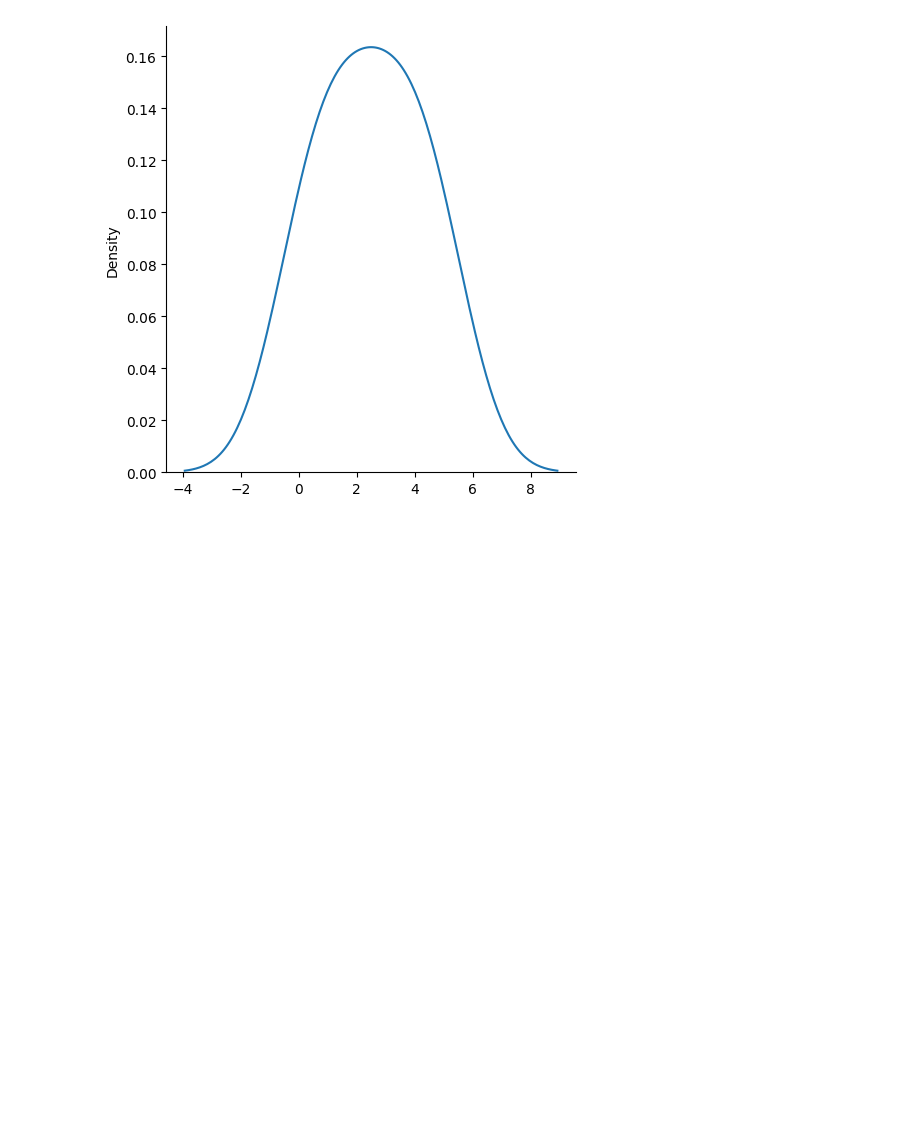
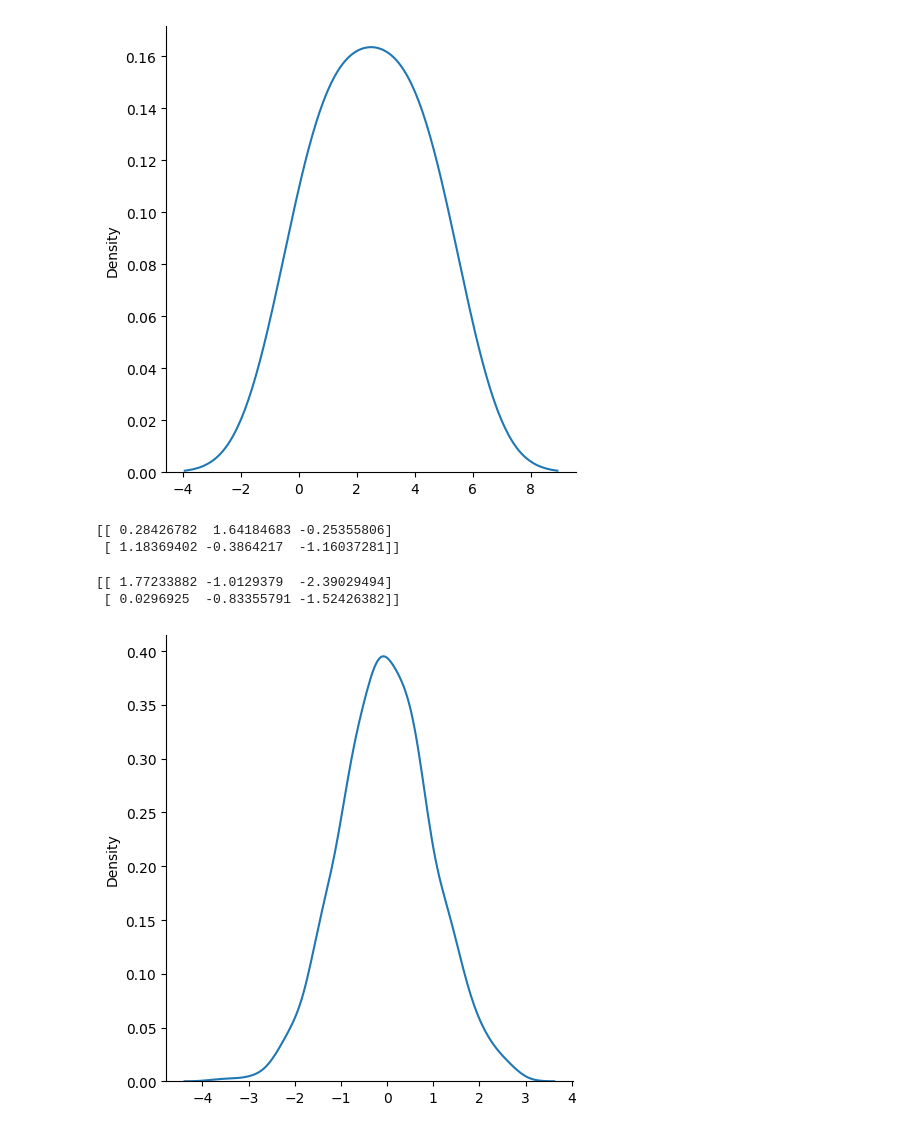
Before and after one commit to shubhajyotimitra/numpy-pandas-notebook, a Jupyter notebook: numpy_random.ipynb, the cells around one changed output. Drawn from its saved outputs; the diff is of its cells as text; code cells hidden in the pictures; blank space fills up the shorter version.

```diff
--- a/numpy_random.ipynb
+++ b/numpy_random.ipynb
@@ -147,0 +150,30 @@ plt.show()
+# %%
+# Normal Distribution :
+from numpy import random
+
+x = random.normal(size=(2, 3))
+
+print(x)
+# %% [output]
+[[ 0.28426782  1.64184683 -0.25355806]
+ [ 1.18369402 -0.3864217  -1.16037281]]
+# %%
+from numpy import random
+
+x = random.normal(loc=1, scale=2, size=(2, 3))
+
+print(x)
+# %% [output]
+[[ 1.77233882 -1.0129379  -2.39029494]
+ [ 0.0296925  -0.83355791 -1.52426382]]
+# %%
+# Visualization of Normal Distribution :
+from numpy import random
+import matplotlib.pyplot as plt
+import seaborn as sns
+
+sns.displot(random.normal(size=1000), kind="kde")
+
+plt.show()
+# %% [output]
+[figure, added]
```
Also changed, not shown: parts of 1 cell of this notebook.
